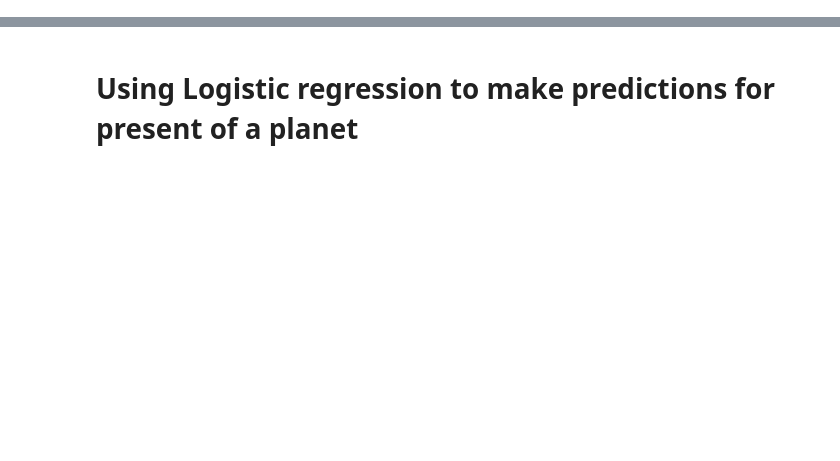
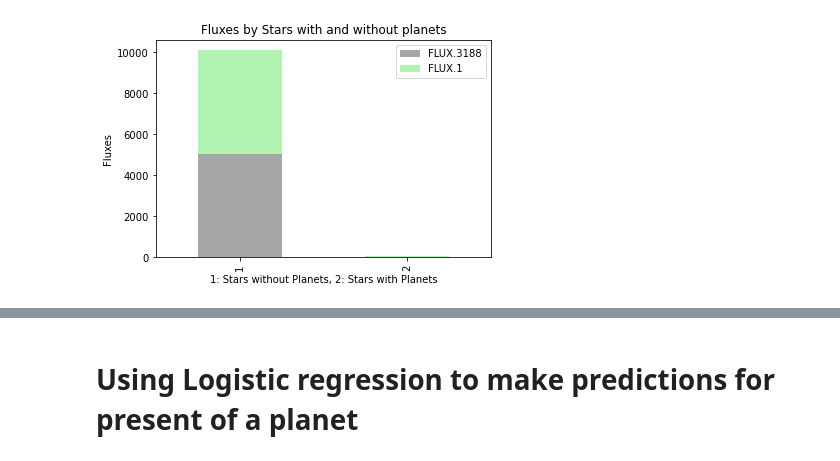
Before and after one commit to Astroraf/exoplanet, a Jupyter notebook: exoplanet.ipynb, the cells around one changed output, grey strips where cells are left out. Cells and saved outputs as stored; diff of their text form; code cells hidden in the pictures; blank space fills up the shorter version.

```diff
--- a/exoplanet.ipynb
+++ b/exoplanet.ipynb
@@ -42,16 +78,18 @@ train.groupby(['LABEL']).count()
 # %%
 #for i in range(train.FLUX[i], 3197):
 #    flux = train.groupby(['LABEL', 'FLUX.'[i]]).count().unstack()
 
 # Stack of fluxes
 flux = train.groupby(['LABEL'])['FLUX.3188', 'FLUX.1'].count()
 p1 = flux.plot(kind = 'bar', stacked = True,
                    title = 'Fluxes by Stars with and without planets',
                    color = ['grey','lightgreen'], alpha = .70)
 p1.set_xlabel('1: Stars without Planets, 2: Stars with Planets')
 p1.set_ylabel('Fluxes')
-p1.legend(['Planets','No Planets'])
-plt.show()
+p1.legend(['FLUX.3188','FLUX.1'])
+plt.show();
+# %% [output]
+[figure, added]
 # %%
 fig, ax = plt.subplots()
 # Plot a histogram of "Weight" for mens_rowing
```
Also changed, not shown: parts of 35 cells of this notebook.
